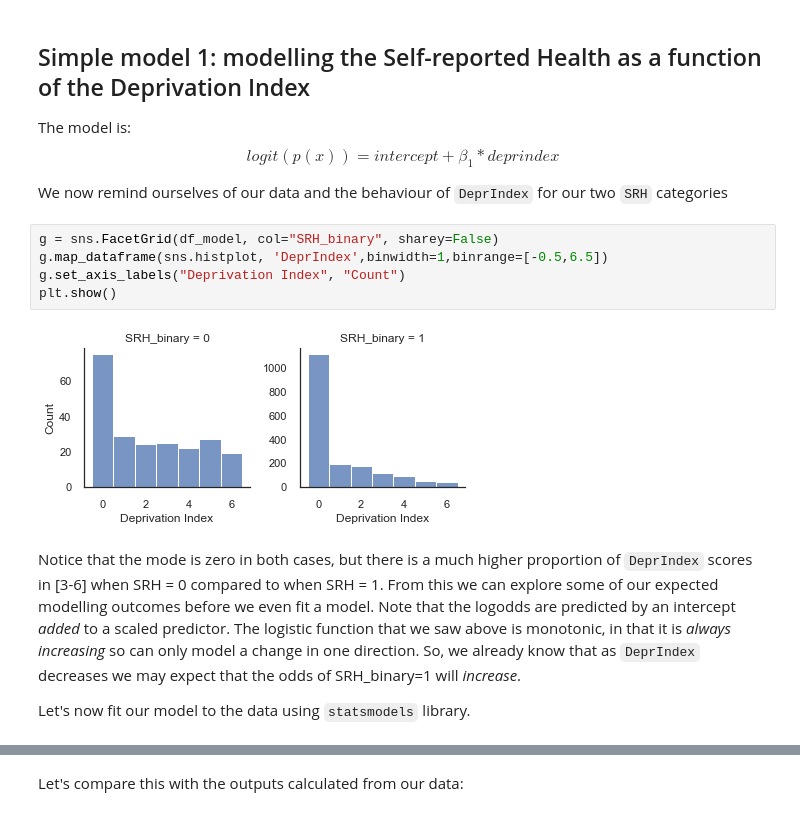
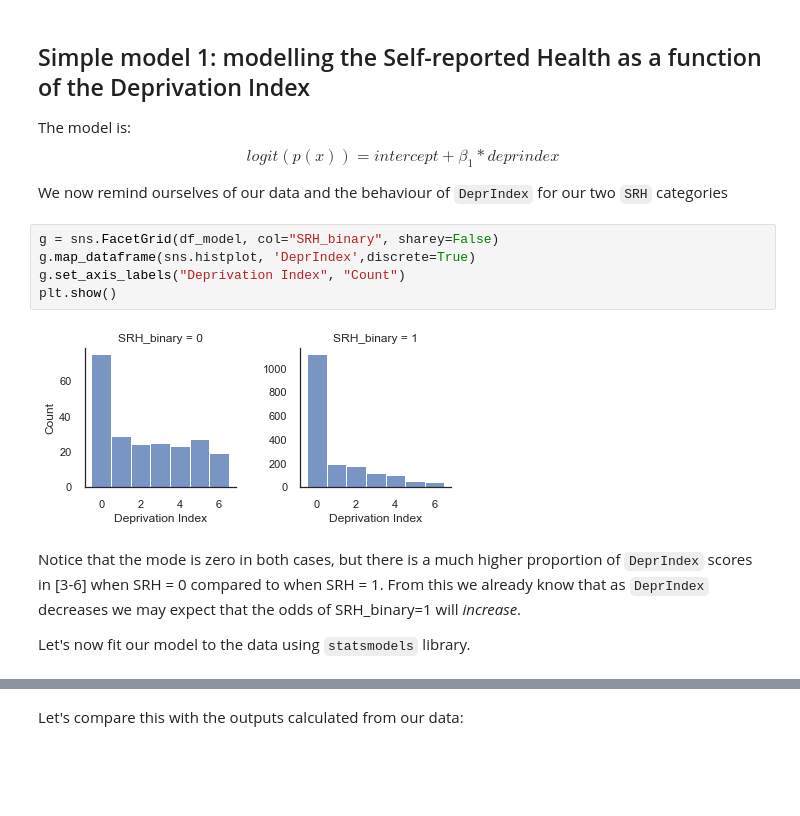
Before and after one commit to alan-turing-institute/rds-course, a Jupyter notebook: coursebook/modules/m4/4.3_Building_simple_model.ipynb, the cells around one changed output, grey strips where cells are left out. Saved outputs shown, nothing was run; the diff lists cells and outputs as text; blank space fills up the shorter version.

```diff
--- a/coursebook/modules/m4/4.3_Building_simple_model.ipynb
+++ b/coursebook/modules/m4/4.3_Building_simple_model.ipynb
@@ -145,14 +145,14 @@ The model is:
 We now remind ourselves of our data and the behaviour of `DeprIndex` for our two `SRH` categories
 # %%
 g = sns.FacetGrid(df_model, col="SRH_binary", sharey=False)
-g.map_dataframe(sns.histplot, 'DeprIndex',binwidth=1,binrange=[-0.5,6.5])
+g.map_dataframe(sns.histplot, 'DeprIndex',discrete=True)
 g.set_axis_labels("Deprivation Index", "Count")
 plt.show()
 # %% [output]
-[figure, old version]
+[figure, new version]
 # %% [markdown]
 
-Notice that the mode is zero in both cases, but there is a much higher proportion of `DeprIndex` scores in [3-6] when SRH = 0 compared to when SRH = 1. From this we can explore some of our expected modelling outcomes before we even fit a model. Note that the logodds are predicted by an intercept _added_ to a scaled predictor. The logistic function that we saw above is monotonic, in that it is _always increasing_ so can only model a change in one direction. So, we already know that as `DeprIndex` decreases we may expect that the odds of SRH_binary=1 will _increase_.
+Notice that the mode is zero in both cases, but there is a much higher proportion of `DeprIndex` scores in [3-6] when SRH = 0 compared to when SRH = 1. From this we already know that as `DeprIndex` decreases we may expect that the odds of SRH_binary=1 will _increase_.
 
 Let's now fit our model to the data using `statsmodels` library.
 # %%
```
Also changed, not shown: parts of 23 cells of this notebook.
